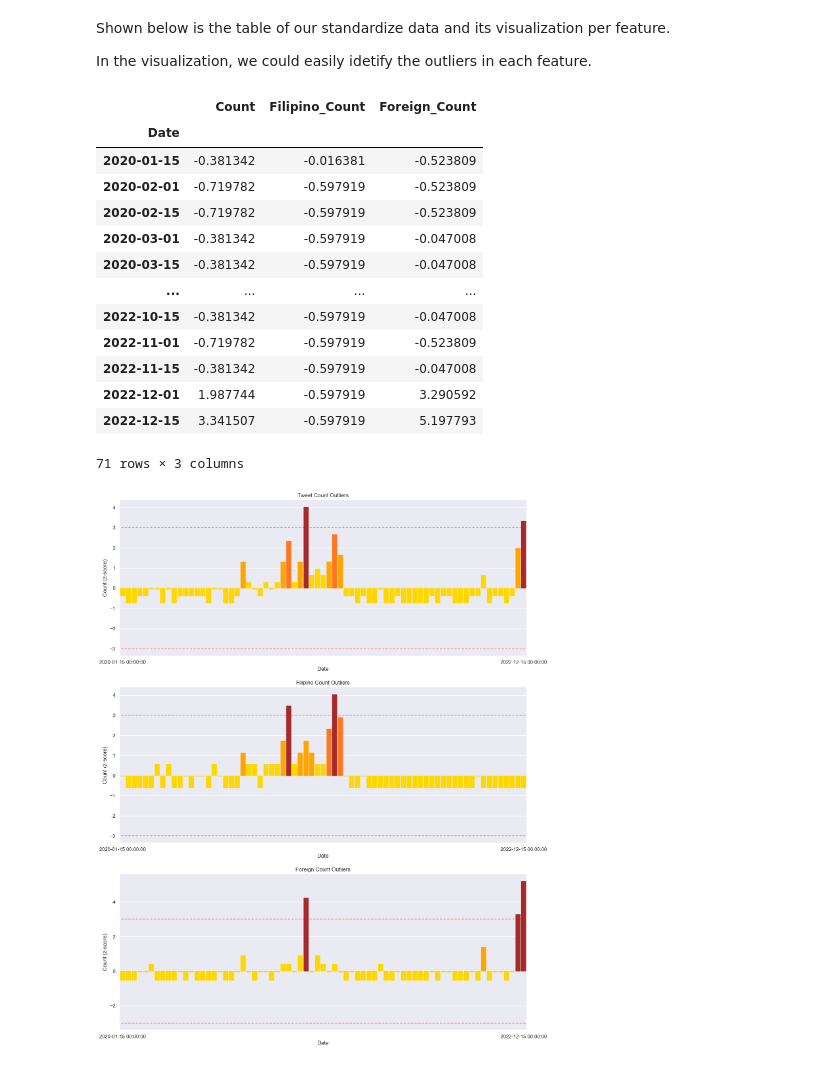
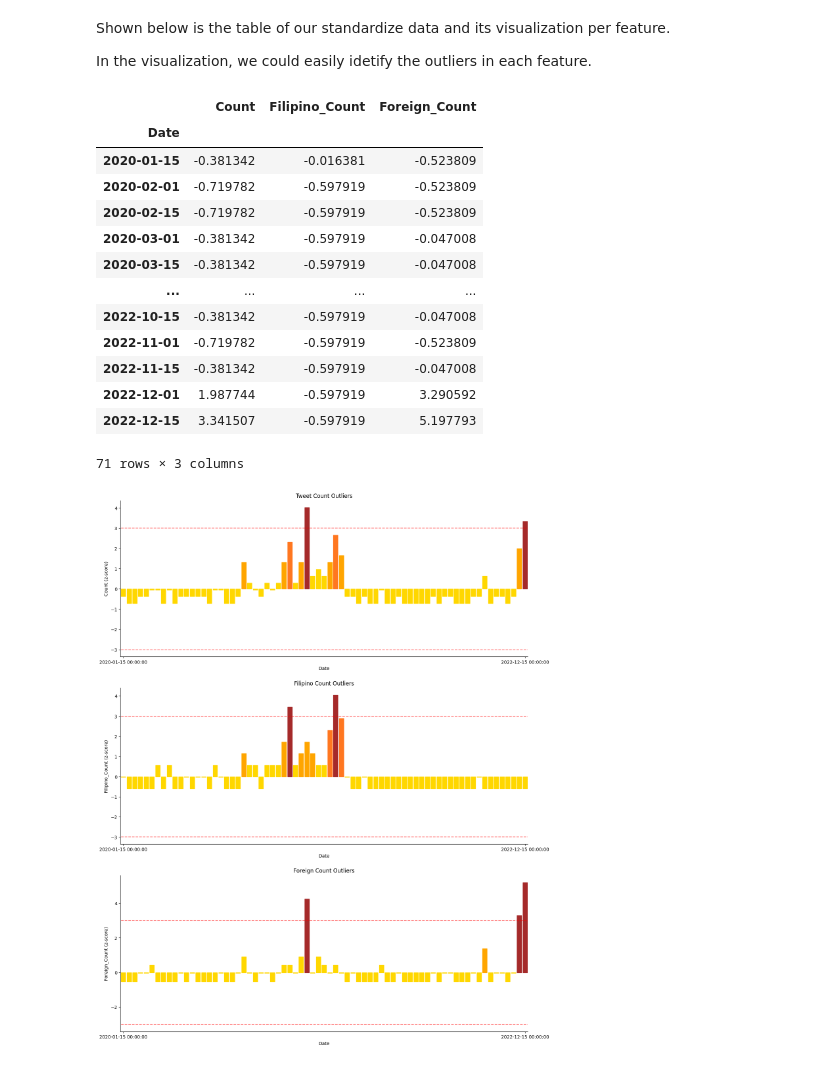
Before and after one commit to KituIco/cs132-g28-covid-vaccine-implants, a Jupyter notebook: misc/Data-Exploration-TimeSeries.ipynb, the cells around one changed output. Saved outputs shown, nothing was run; the diff lists cells and outputs as text; code cells hidden in the pictures.

```diff
--- a/misc/Data-Exploration-TimeSeries.ipynb
+++ b/misc/Data-Exploration-TimeSeries.ipynb
@@ -364,33 +364,33 @@ ax1.axhline(y=-3, xmin=-0.5, xmax=len(df_scaled)-0.5, color='red', alpha=0.5, ls
 color_bars(ax1, df_scaled['Count'])
 
 sns.barplot(x=df_scaled.index, y=df_scaled['Filipino_Count'], ax=ax2)
 sns.despine(ax=ax2)
-ax2.set(title='Filipino Count Outliers', xlabel='Date', ylabel='Count (z-score)')
+ax2.set(title='Filipino Count Outliers', xlabel='Date', ylabel='Filipino_Count (z-score)')
 ax2.set_xticks([0, len(df_scaled)-1])
 ax2.axhline(y=3, xmin=-0.5, xmax=len(df_scaled)-0.5, color='red', alpha=0.5, ls='--')
 ax2.axhline(y=-3, xmin=-0.5, xmax=len(df_scaled)-0.5, color='red', alpha=0.5, ls='--')
 color_bars(ax2, df_scaled['Filipino_Count'])
 
 sns.barplot(x=df_scaled.index, y=df_scaled['Foreign_Count'], ax=ax3)
 sns.despine(ax=ax3)
-ax3.set(title='Foreign Count Outliers', xlabel='Date', ylabel='Count (z-score)')
+ax3.set(title='Foreign Count Outliers', xlabel='Date', ylabel='Foreign_Count (z-score)')
 ax3.set_xticks([0, len(df_scaled)-1])
 ax3.axhline(y=3, xmin=-0.5, xmax=len(df_scaled)-0.5, color='red', alpha=0.5, ls='--')
 ax3.axhline(y=-3, xmin=-0.5, xmax=len(df_scaled)-0.5, color='red', alpha=0.5, ls='--')
 color_bars(ax3, df_scaled['Foreign_Count'])
 # %% [output]
 |  | Count | Filipino_Count | Foreign_Count |
 | Date |  |  |  |
 | 2020-01-15 | -0.381342 | -0.016381 | -0.523809 |
 | 2020-02-01 | -0.719782 | -0.597919 | -0.523809 |
 | 2020-02-15 | -0.719782 | -0.597919 | -0.523809 |
 | 2020-03-01 | -0.381342 | -0.597919 | -0.047008 |
 | 2020-03-15 | -0.381342 | -0.597919 | -0.047008 |
 | ... | ... | ... | ... |
 | 2022-10-15 | -0.381342 | -0.597919 | -0.047008 |
 | 2022-11-01 | -0.719782 | -0.597919 | -0.523809 |
 | 2022-11-15 | -0.381342 | -0.597919 | -0.047008 |
 | 2022-12-01 | 1.987744 | -0.597919 | 3.290592 |
 | 2022-12-15 | 3.341507 | -0.597919 | 5.197793 |
 71 rows × 3 columns
-[figure, old version]
+[figure, new version]
```
Also changed, not shown: parts of 1 cell of this notebook, 1 other file.
